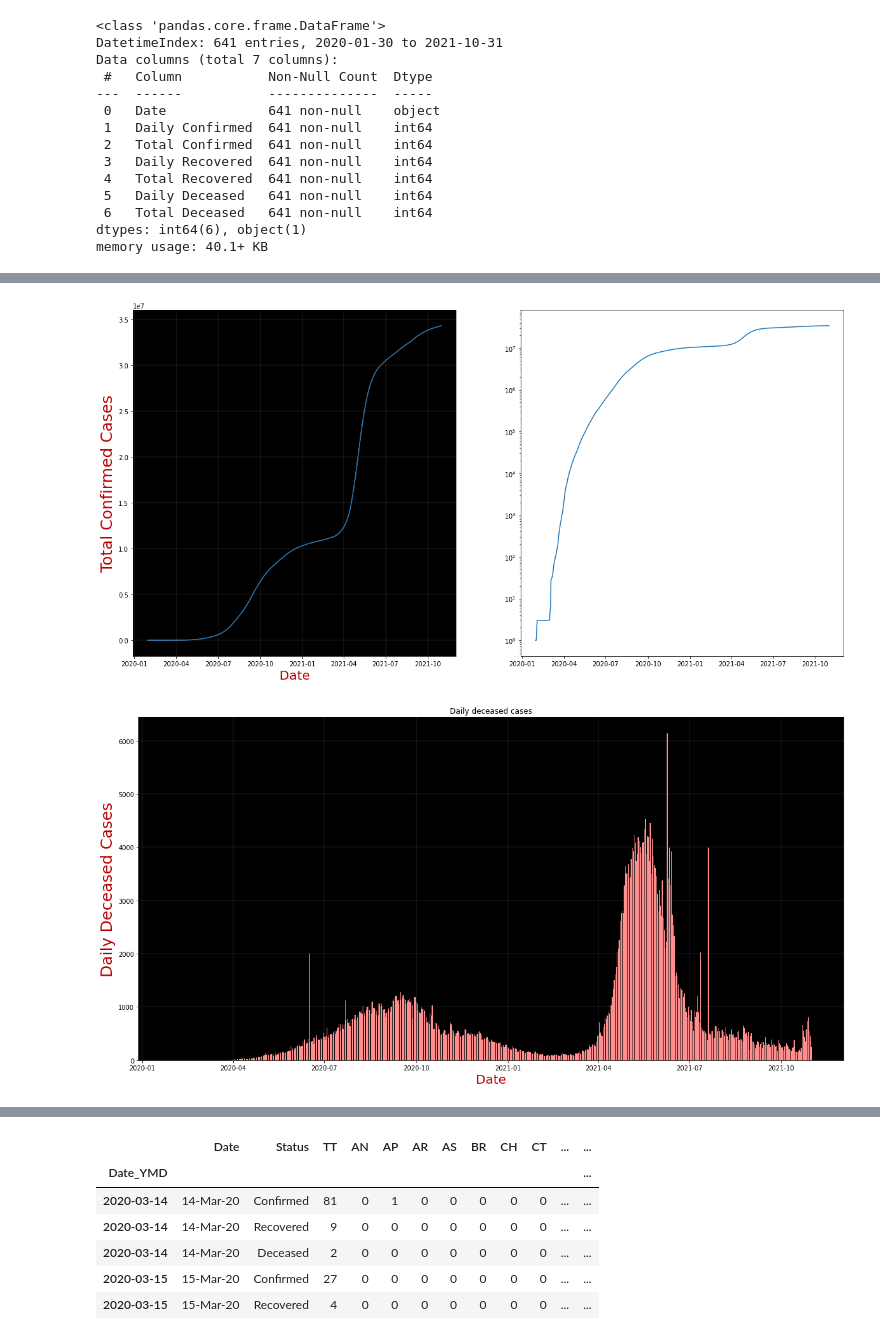
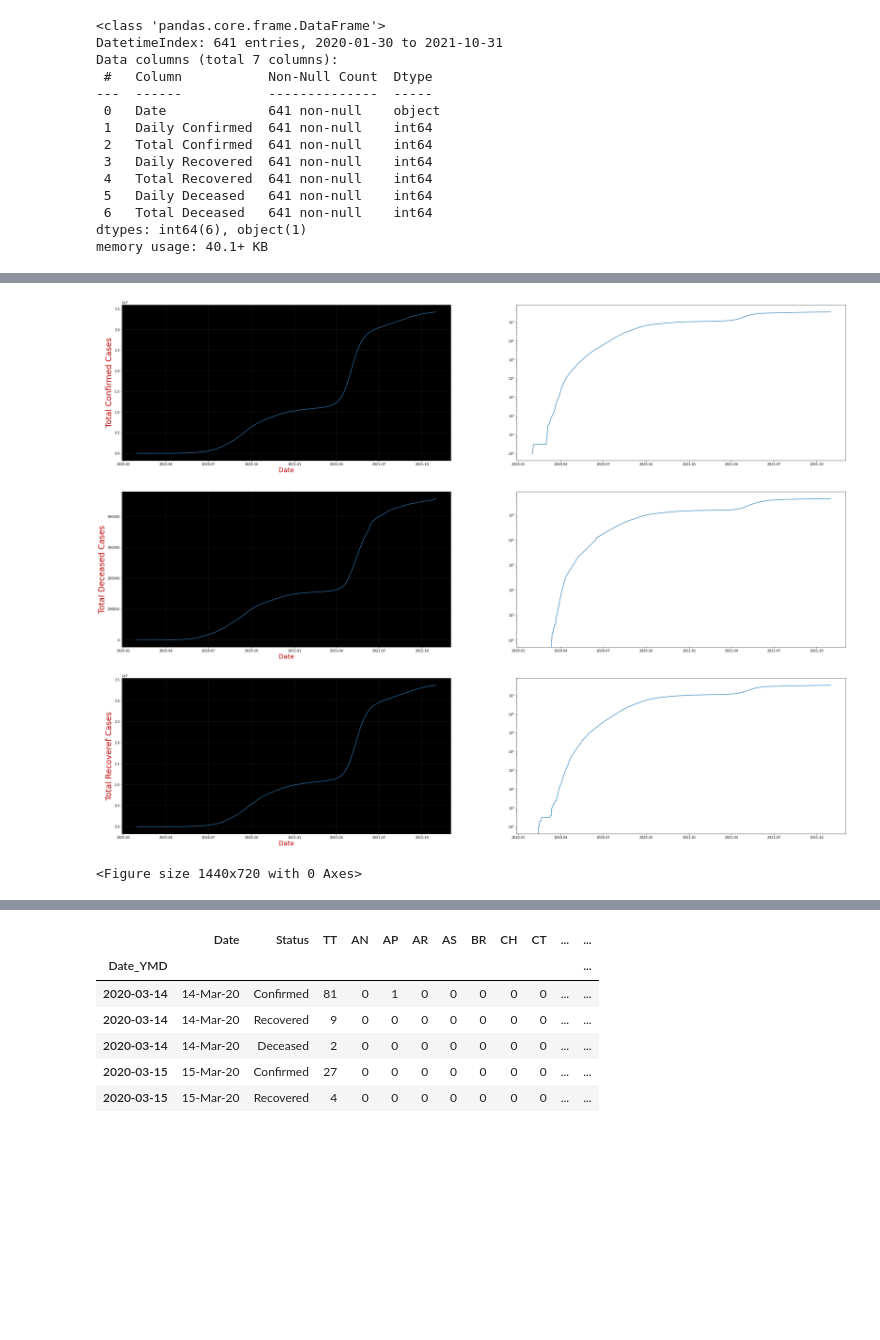
Before and after one commit to raunak51299/covid19_data_visualization, a Jupyter notebook: main.ipynb, the cells around one changed output, grey strips where cells are left out. Cells and saved outputs as stored; diff of their text form; code cells hidden in the pictures; blank space fills up the shorter version.

```diff
--- a/main.ipynb
+++ b/main.ipynb
@@ -70,36 +83,48 @@ plt.show()
+# %%
+fig, ((ax4, ax5), (ax6, ax7), (ax8, ax9)) = plt.subplots(3, 2, figsize=(40,30))
+
+ax4.grid(linewidth=0.2, color='#8f8f8f')
+ax4.set_facecolor("black")
+ax4.set_xlabel('Date',size=20, color='#ba0000')
+ax4.set_ylabel('Total Confirmed Cases', size=25,color='#ba0000')
+ax4.plot(data.index, TC, color='#ff8f8f', linewidth=1)
+
+ax4.plot(data.index, TC)
+
+ax5.set_yscale("log")
+ax5.plot(data.index, TC)
+#second
+ax6.grid(linewidth=0.2, color='#8f8f8f')
+ax6.set_facecolor("black")
+ax6.set_xlabel('Date',size=20, color='#ba0000')
+ax6.set_ylabel('Total Deceased Cases', size=25,color='#ba0000')
+ax6.plot(data.index, TD, color='#ff8f8f', linewidth=1)
+
+ax6.plot(data.index, TD)
+
+ax7.set_yscale("log")
+ax7.plot(data.index, TD)
+#third
+ax8.grid(linewidth=0.2, color='#8f8f8f')
+ax8.set_facecolor("black")
+ax8.set_xlabel('Date',size=20, color='#ba0000')
+ax8.set_ylabel('Total Recoveref Cases', size=25,color='#ba0000')
+ax8.plot(data.index, TR, color='#ff8f8f', linewidth=1)
+
+ax8.plot(data.index, TR)
+
+ax9.set_yscale("log")
+ax9.plot(data.index, TR)
+plt.show()
+# %% [output]
+[figure, added]
 # %%
 x = data.index
-y = TC
+y = DR
+
+plt.figure(figsize=(20,10))
+
+
+plt.show()
+# %% [output]
+<Figure size 1440x720 with 0 Axes>
-# %%
-fig, (ax2, ax3) = plt.subplots(1, 2, figsize=(20,10))
-
-ax2.grid(linewidth=0.2, color='#8f8f8f')
-ax2.set_facecolor("black")
-ax2.set_xlabel('Date',size=20, color='#ba0000')
-ax2.set_ylabel('Total Confirmed Cases', size=25,color='#ba0000')
-ax2.plot(x, y, color='#ff8f8f', linewidth=1)
-
-ax2.plot(x, y)
-
-ax3.set_yscale("log")
-ax3.plot(x, y)
-plt.show()
-# %% [output]
-[figure, removed]
-# %%
-x = data.index
-y = DD
-
-plt.figure(figsize=(20,10))
-ax4 = plt.axes()
-
-ax4.grid(linewidth=0.2, color='#8f8f8f')
-ax4.set_facecolor("black")
-ax4.set_xlabel('Date',size=20, color='#ba0000')
-ax4.set_ylabel('Daily Deceased Cases', size=25,color='#ba0000')
-ax4.bar(x, y, color='#ff8f8f')
-plt.title("Daily deceased cases")
-
-plt.show()
-# %% [output]
-[figure, removed]
```
Also changed, not shown: parts of 4 cells of this notebook.
